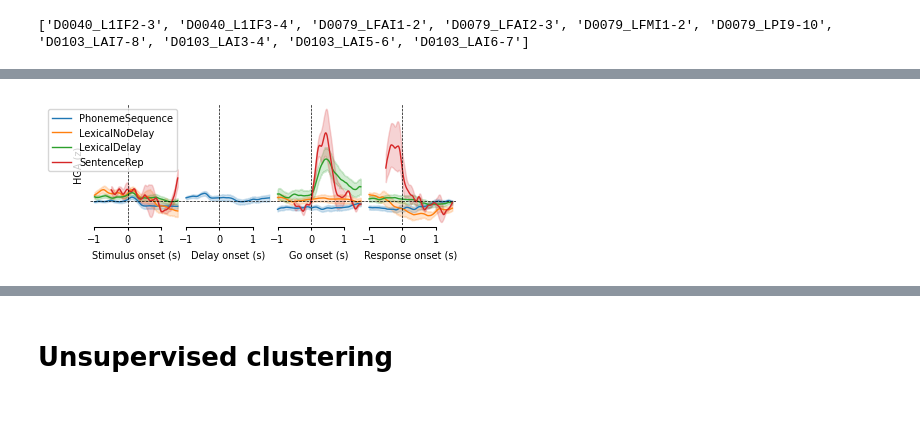
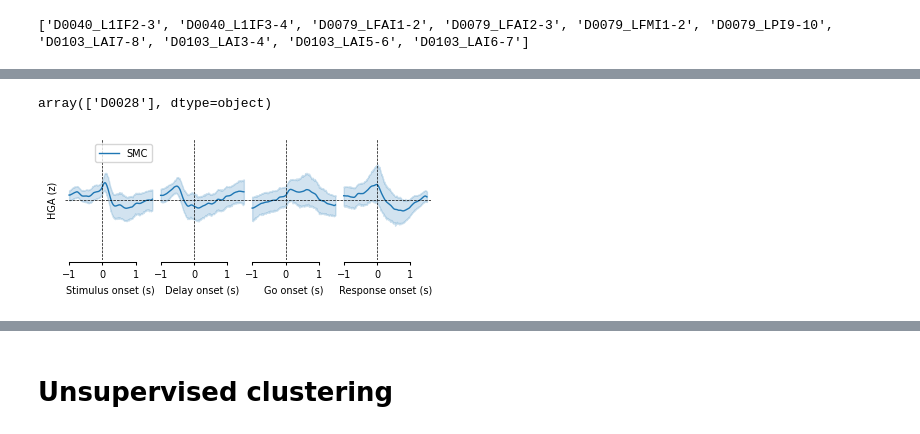
Before and after one commit to shinanlin/insula, a Jupyter notebook: notebooks/saliency.ipynb, the cells around one changed output, grey strips where cells are left out. Saved outputs shown, nothing was run; the diff lists cells and outputs as text; code cells hidden in the pictures.

```diff
--- a/notebooks/saliency.ipynb
+++ b/notebooks/saliency.ipynb
@@ -183,6 +183,14 @@ subset.head()
 | 2 | -1.0 | D0019_ROG4-5 | -0.005561 | False | D0019 | Repeat | PhonemeSequence | go | sound | ctx_rh_G_occipital_sup | ... |
 | 3 | -1.0 | D0019_ROG6-7 | -0.047000 | False | D0019 | Repeat | PhonemeSequence | go | sound | ctx_rh_Pole_occipital | ... |
 | 4 | -1.0 | D0019_ROG7-8 | -0.148092 | False | D0019 | Repeat | PhonemeSequence | go | sound | ctx_rh_Pole_occipital | ... |
+# %%
+subset[
+    (subset.roi.isin(['AIC'])) &
+    (subset.task.isin(['SentenceRep']))
+    &(subset.significance == True)
+].subject.unique()
+# %% [output]
+array(['D0028'], dtype=object)
 # %%
 # labels = [
 #     'ctx_rh_G_and_S_cingul-Mid-Ant',
@@ -191,11 +199,12 @@ subset.head()
 #     'ctx_lh_G_insular_short',
 # ]
 
-rois = ['AIC']
+rois = ['SMC']
 
 subset_ = subset[
     # (subset.label.isin(labels))
     (subset.roi.isin(rois))
+    &(subset.task.isin(['LexicalDelay']))
     &(subset.significance == True)
 ]
 
@@ -212,13 +221,13 @@ for (ax, phase) in zip(fig.axes, ['stimulus', 'delay', 'go', 'response']):
         data=subset_[(subset_.phase == phase)],
         x='time',
         y='value',
-        hue='task',
+        hue='roi',
         ax=ax,
         legend=legend,
         lw=1
     )
 
-    ax.set_ylim(-0.5, 2)
+    ax.set_ylim(-0.5, 0.5)
 
 for ax in fig.axes:
     ax.axvline(x=0, color='k', linestyle='--', linewidth=0.5)
@@ -228,35 +237,35 @@ for ax in fig.axes:
     plt.setp(ax.spines.values(), linewidth=.75)
 
     sns.despine(ax=ax, offset=1, trim=True)
 
     # Only add legend to the last axis if it has artists with labels
     if ax.get_legend() is not None:
         ax.legend(title='', fontsize=7)
     else:
         # Remove legend from other axes
         legend = ax.get_legend()
         if legend is not None:
             legend.remove()
 
     ax.set_yticklabels([])
     ax.set_yticks([])
     # remove y spine
     ax.spines['left'].set_visible(False)
 
 ax1.set_xlabel('Stimulus onset (s)', fontsize=7)
 ax2.set_xlabel('Delay onset (s)', fontsize=7)
 ax3.set_xlabel('Go onset (s)', fontsize=7)
 ax4.set_xlabel('Response onset (s)', fontsize=7)
 ax1.set_ylabel('HGA (z)', fontsize=7)
 ax2.set_ylabel('', fontsize=7)
 ax3.set_ylabel('', fontsize=7)
 ax4.set_ylabel('', fontsize=7)
 
 # plt.suptitle(rois[0] + ' in Lexical Delay', fontsize=7)
-plt.savefig(f'../img/fig4/fig4_lowband_temporal.svg', dpi=300, bbox_inches='tight')
+# plt.savefig(f'../img/fig4/fig4_lowband_temporal.svg', dpi=300, bbox_inches='tight')
 plt.show()
 # %% [output]
-[figure, old version]
+[figure, new version]
 # %%
 condition = 'Repeat'
 phase = 'go'
```
Also changed, not shown: parts of 2 cells of this notebook, 10 other files.
